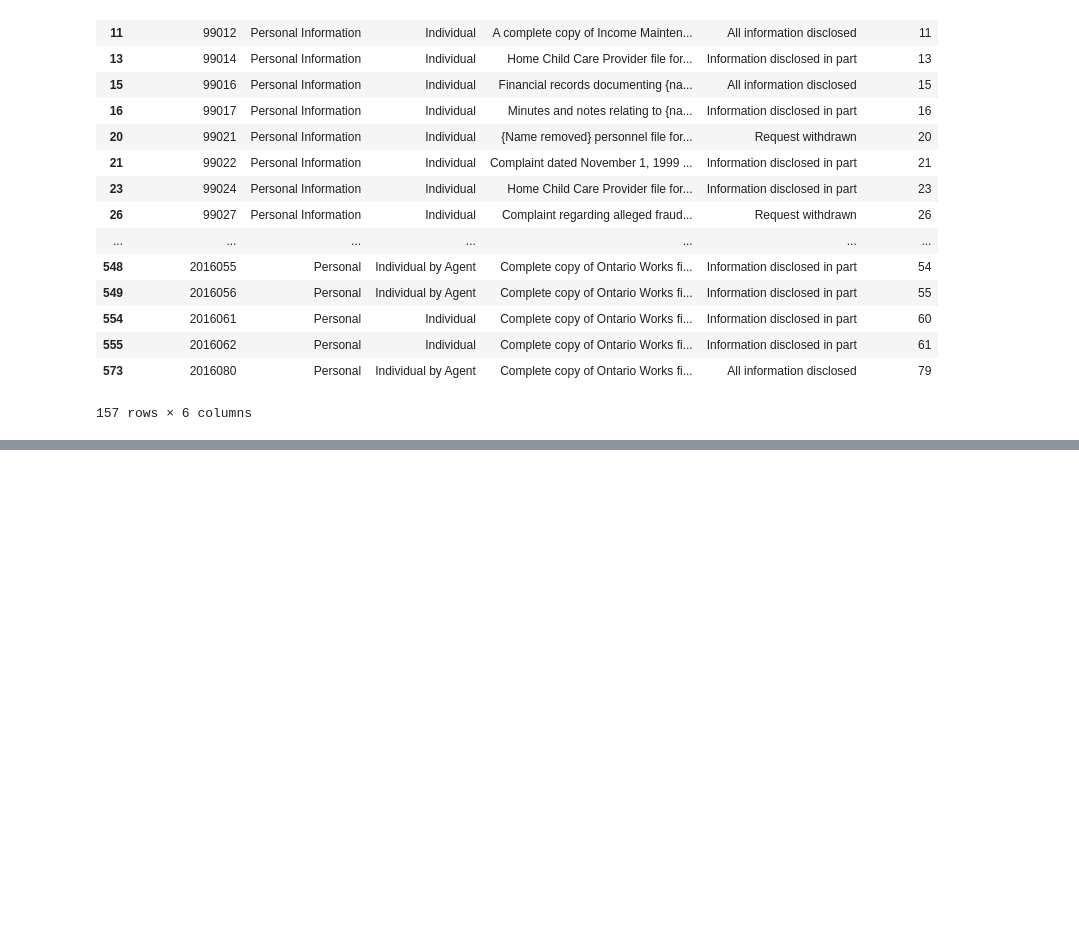
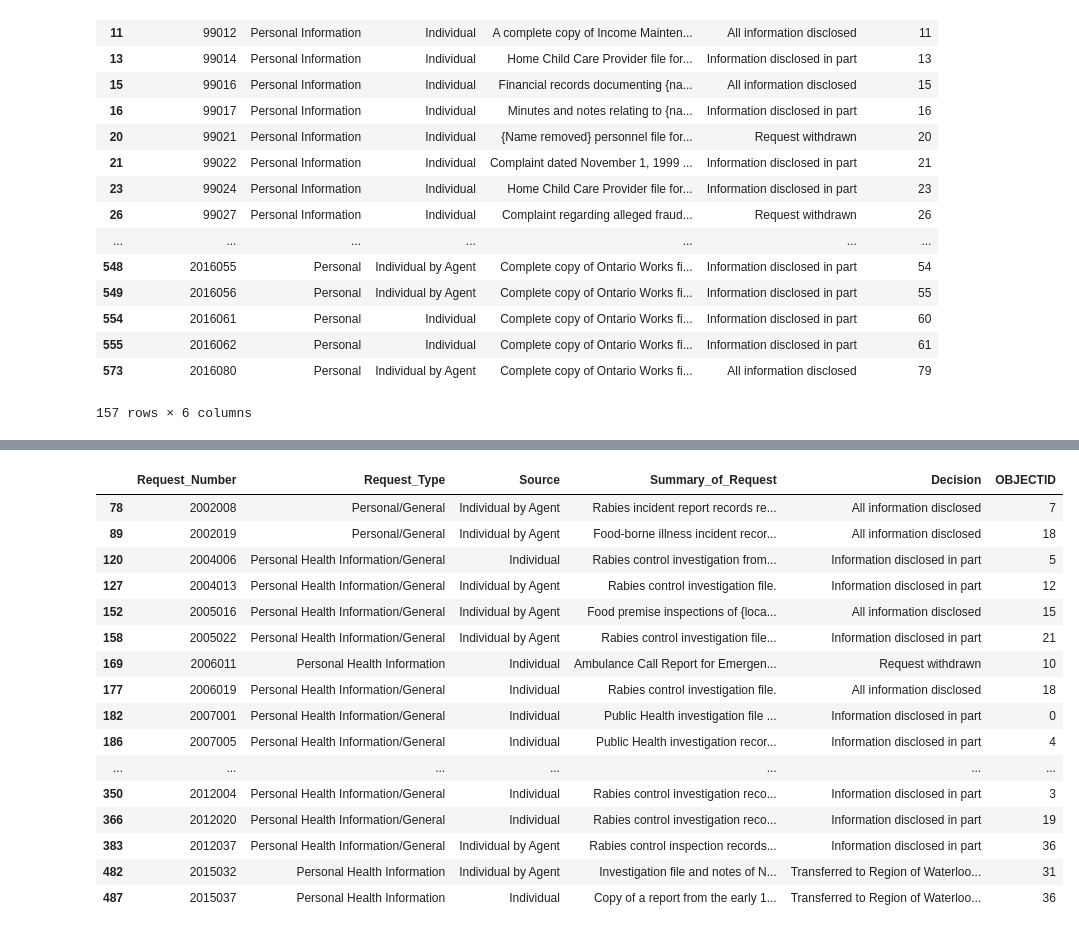
Before and after one commit to brodriguezmilla/foir, a Jupyter notebook: foir.ipynb, the cells around one changed output, grey strips where cells are left out. Cells and saved outputs as stored; diff of their text form; code cells hidden in the pictures; blank space fills up the shorter version.

```diff
--- a/foir.ipynb
+++ b/foir.ipynb
@@ -464,0 +471,2 @@ Name: Decision, dtype: int64
+# %%
+adf['Decision'] = adf['Decision'].str.replace('Transferred to Region of Waterloo Public Health','Transferred')
@@ -528,3 +553,9 @@ adf[(adf['Request_Type'] == 'Personal Information') | (adf['Request_Type'] =='Pe
 | 555 | 2016062 | Personal | Individual | Complete copy of Ontario Works fi... | Information disclosed in part | 61 |
 | 573 | 2016080 | Personal | Individual by Agent | Complete copy of Ontario Works fi... | All information disclosed | 79 |
 157 rows × 6 columns
+# %%
+adf['Request_Type'] = adf['Request_Type'].str.replace('Personal Information','Personal')
+# %%
+adf['Request_Type'] = adf['Request_Type'].str.replace('General Information','General')
+# %%
+adf['Request_Type'] = adf['Request_Type'].str.replace('General Records','General')
@@ -530,0 +574,21 @@ adf[(adf['Request_Type'] == 'Personal Information') | (adf['Request_Type'] =='Pe
+# %%
+adf[(adf['Request_Type'] == 'Personal Health Information/General') | (adf['Request_Type'] =='Personal Health Information')
+   | (adf['Request_Type'] =='Personal/General')]
+# %% [output]
+|  | Request_Number | Request_Type | Source | Summary_of_Request | Decision | OBJECTID |
+| 78 | 2002008 | Personal/General | Individual by Agent | Rabies incident report records re... | All information disclosed | 7 |
+| 89 | 2002019 | Personal/General | Individual by Agent | Food-borne illness incident recor... | All information disclosed | 18 |
+| 120 | 2004006 | Personal Health Information/General | Individual | Rabies control investigation from... | Information disclosed in part | 5 |
+| 127 | 2004013 | Personal Health Information/General | Individual by Agent | Rabies control investigation file. | Information disclosed in part | 12 |
+| 152 | 2005016 | Personal Health Information/General | Individual by Agent | Food premise inspections of {loca... | All information disclosed | 15 |
+| 158 | 2005022 | Personal Health Information/General | Individual by Agent | Rabies control investigation file... | Information disclosed in part | 21 |
+| 169 | 2006011 | Personal Health Information | Individual | Ambulance Call Report for Emergen... | Request withdrawn | 10 |
+| 177 | 2006019 | Personal Health Information/General | Individual | Rabies control investigation file. | All information disclosed | 18 |
+| 182 | 2007001 | Personal Health Information/General | Individual | Public Health investigation file ... | Information disclosed in part | 0 |
+| 186 | 2007005 | Personal Health Information/General | Individual | Public Health investigation recor... | Information disclosed in part | 4 |
+| ... | ... | ... | ... | ... | ... | ... |
+| 350 | 2012004 | Personal Health Information/General | Individual | Rabies control investigation reco... | Information disclosed in part | 3 |
+| 366 | 2012020 | Personal Health Information/General | Individual | Rabies control investigation reco... | Information disclosed in part | 19 |
+| 383 | 2012037 | Personal Health Information/General | Individual by Agent | Rabies control inspection records... | Information disclosed in part | 36 |
+| 482 | 2015032 | Personal Health Information | Individual by Agent | Investigation file and notes of N... | Transferred to Region of Waterloo... | 31 |
+| 487 | 2015037 | Personal Health Information | Individual | Copy of a report from the early 1... | Transferred to Region of Waterloo... | 36 |
```
Also changed, not shown: parts of 5 cells of this notebook.
